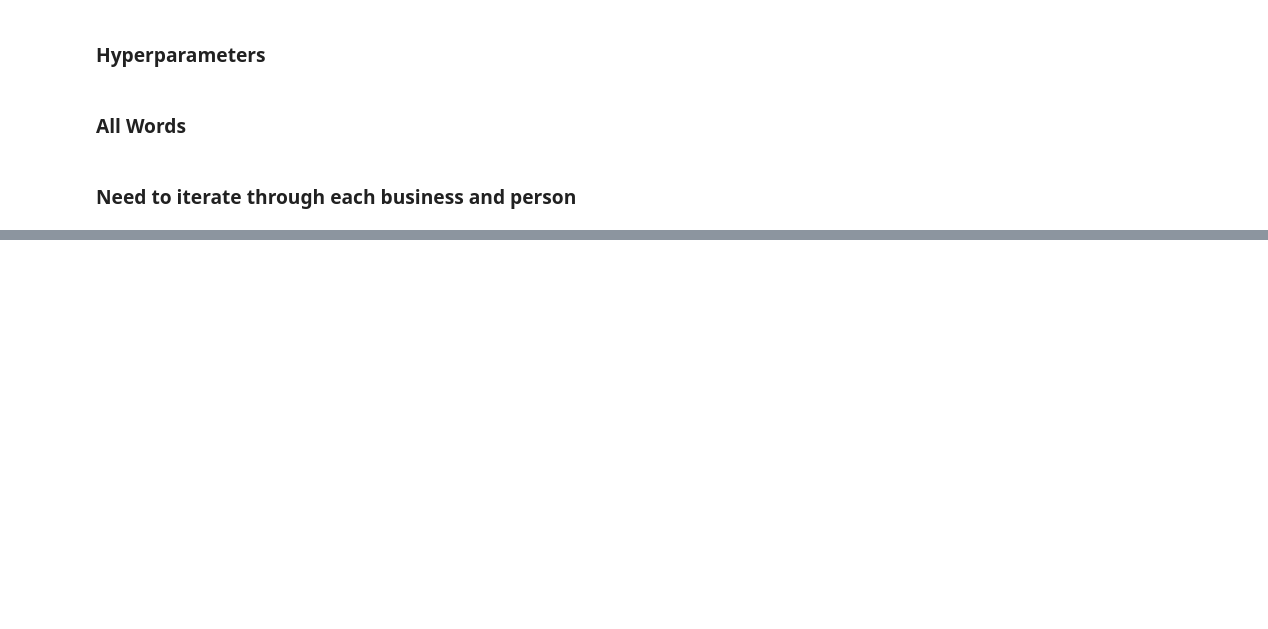
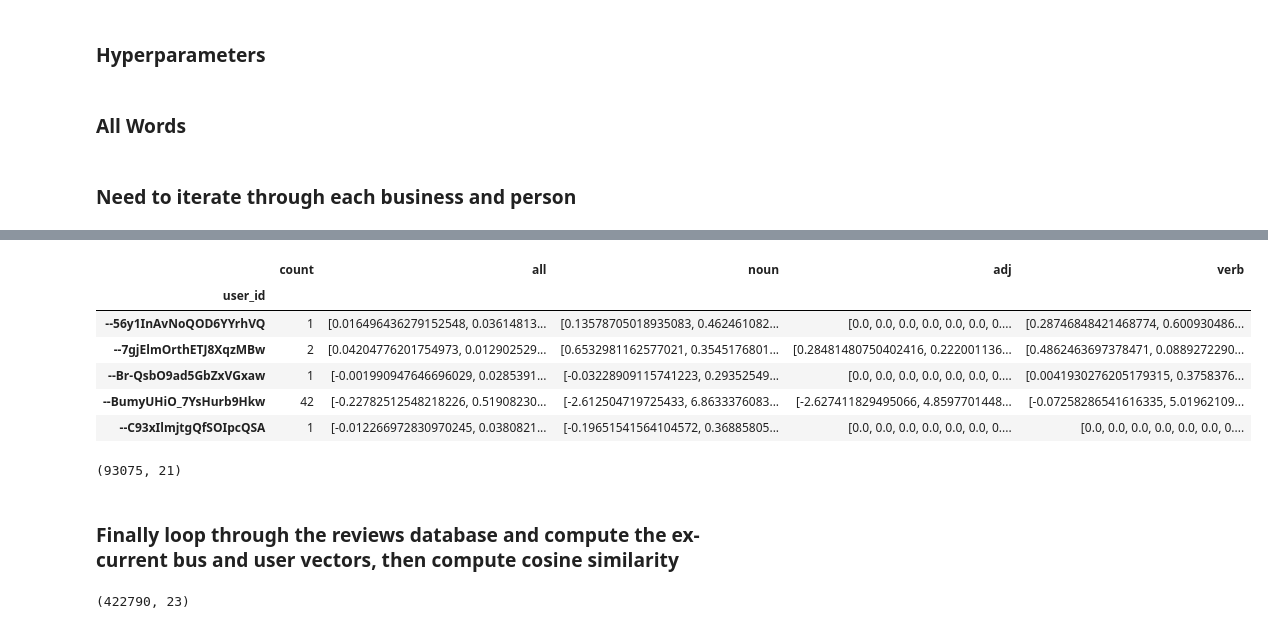
Before and after one commit to BingZou/ds1001_proj, a Jupyter notebook: 1_wrangling/Feat_Review_Text.ipynb, the cells around one changed output, grey strips where cells are left out. Cells and saved outputs as stored; diff of their text form; code cells hidden in the pictures; blank space fills up the shorter version.

```diff
--- a/1_wrangling/Feat_Review_Text.ipynb
+++ b/1_wrangling/Feat_Review_Text.ipynb
@@ -226,0 +181,26 @@ df_final.head()
+# %%
+df_user_sums = df_rev_out[['user_id',
+                           'all',
+                           'noun',
+                           'adj',
+                           'verb']].groupby('user_id').sum()
+# %%
+df_user_counts = df_rev_out[['user_id', 'review_id']].groupby('user_id').count()
+# %%
+df_user = df_user_counts.join(df_user_sums)
+df_user.rename(columns={'review_id': 'count'}, inplace=True)
+df_user.head()
+# %% [output]
+|  | count | all | noun | adj | verb |
+| user_id |  |  |  |  |  |
+| --56y1InAvNoQOD6YYrhVQ | 1 | [0.016496436279152548, 0.03614813... | [0.13578705018935083, 0.462461082... | [0.0, 0.0, 0.0, 0.0, 0.0, 0.0, 0.... | [0.28746848421468774, 0.600930486... |
+| --7gjElmOrthETJ8XqzMBw | 2 | [0.04204776201754973, 0.012902529... | [0.6532981162577021, 0.3545176801... | [0.28481480750402416, 0.222001136... | [0.4862463697378471, 0.0889272290... |
+| --Br-QsbO9ad5GbZxVGxaw | 1 | [-0.001990947646696029, 0.0285391... | [-0.03228909115741223, 0.29352549... | [0.0, 0.0, 0.0, 0.0, 0.0, 0.0, 0.... | [0.0041930276205179315, 0.3758376... |
+| --BumyUHiO_7YsHurb9Hkw | 42 | [-0.22782512548218226, 0.51908230... | [-2.612504719725433, 6.8633376083... | [-2.627411829495066, 4.8597701448... | [-0.07258286541616335, 5.01962109... |
+| --C93xIlmjtgQfSOIpcQSA | 1 | [-0.012266972830970245, 0.0380821... | [-0.19651541564104572, 0.36885805... | [0.0, 0.0, 0.0, 0.0, 0.0, 0.0, 0.... | [0.0, 0.0, 0.0, 0.0, 0.0, 0.0, 0.... |
+# %%
+df_users.shape
+# %% [output]
+(93075, 21)
+# %% [markdown]
+### Finally loop through the reviews database and compute the ex-current bus and user vectors, then compute cosine similarity
@@ -226,0 +211,4 @@ df_final.head()
+# %%
+df_m2.shape
+# %% [output]
+(422790, 23)
```
Also changed, not shown: parts of 57 cells of this notebook, 2 other files.
